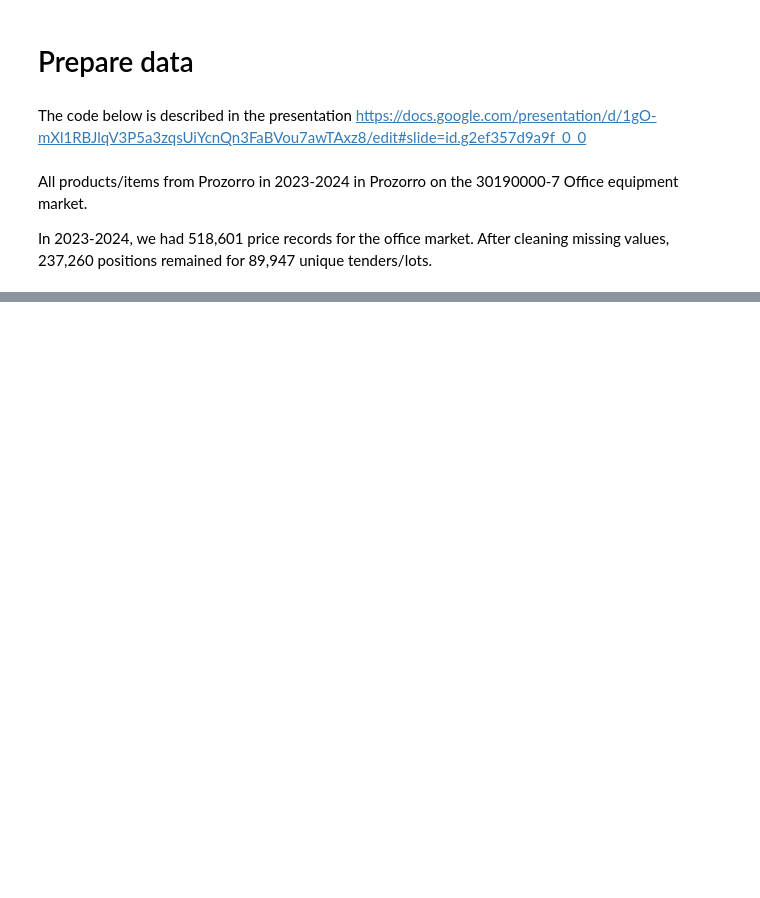
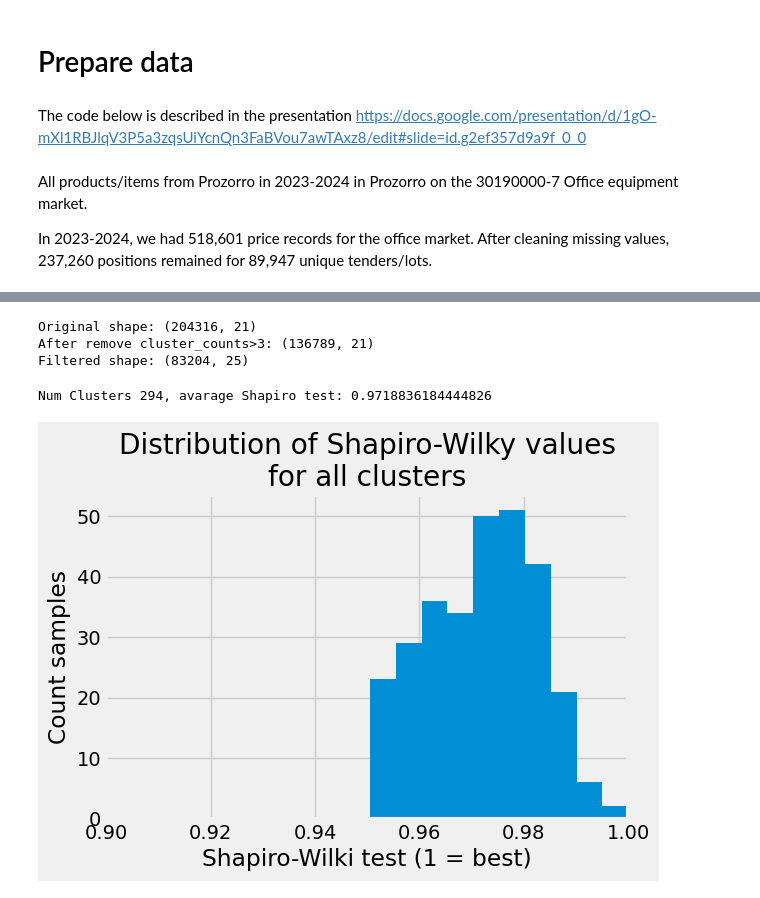
Before and after one commit to KSE-Team/prozorro-scu, a Jupyter notebook: prozorro_scu_clustering.ipynb, the cells around one changed output, grey strips where cells are left out. Drawn from its saved outputs; the diff is of its cells as text; code cells hidden in the pictures; blank space fills up the shorter version.

```diff
--- a/prozorro_scu_clustering.ipynb
+++ b/prozorro_scu_clustering.ipynb
@@ -192,16 +64,0 @@ print(df.shape)
-# %%
-from scipy import stats
-# from sklearn import preprocessing
-
-def calculate_shapiro_and_remove_outlier(df):
-    # less then 95%
-    df['std'] = df.groupby(['Cluster'])['price_vat'].transform(lambda x: x.std())
-    df['shapiro'] = df.groupby(['Cluster'])['price_vat'].transform(lambda x: stats.shapiro(x).statistic)
-    df['price_vat_norm'] = df.groupby(['Cluster'])['price_vat'].transform(lambda x: (x - x.mean()) / x.std())
-    df['price_vat_log'] = df.groupby(['Cluster'])['price_vat'].transform(lambda x: np.log(x))
-    print(df.shape)
-    df = df[df['shapiro']>=.95]
-    print(df.shape)
-    return df
-
-df = calculate_shapiro_and_remove_outlier(df)
@@ -229 +232,56 @@ df[:3]
+# %%
+import numpy as np
+import pandas as pd
+from scipy import stats
+
+def calculate_shapiro_and_remove_bad_clusters(df):
+    """
+    Calculate Shapiro-Wilk test statistic and remove clusters where the test statistic
+    is less than 0.95 (indicating non-normality). Also apply transformations for normalization
+    and logarithmic scaling of the 'price_vat' column.
+    Parameters:
+    - df (DataFrame): The DataFrame containing 'Cluster' and 'price_vat' columns.
+    Returns:
+    - DataFrame: The DataFrame with clusters removed based on Shapiro-Wilk test and
+      with additional columns for normalized and log-transformed 'price_vat'.
+    """
+    print(f"Original shape: {df.shape}")
+    # Count the number of entries per cluster
+    cluster_counts = df.groupby('Cluster')['price_vat'].transform('count')
+    # Filter out clusters with 10 or fewer entries. This is one of the requirements for applying the Shapiro test
+    df = df[cluster_counts > 50]
+    print(f"After remove cluster_counts>3: {df.shape}")
+    # Compute standard deviation and Shapiro-Wilk test statistic for each cluster
+    df['STD'] = df.groupby('Cluster')['price_vat'].transform('std')
+    df['Shapiro'] = df.groupby(['Cluster'])['price_vat'].transform(lambda x: stats.shapiro(x).statistic)
+
+    # Normalize 'price_vat' using z-score within each cluster
+    df['price_vat_norm'] = df.groupby('Cluster')['price_vat'].transform(lambda x: (x - x.mean()) / x.std())
+
+    # Apply logarithmic transformation (handle zero or negative values)
+    df['price_vat_log'] = df.groupby('Cluster')['price_vat'].transform(lambda x: np.log(x))
+
+    # Filter out clusters with Shapiro-Wilk statistic < 0.95
+    df = df[df['Shapiro'] >= 0.95]
+
+    print(f"Filtered shape: {df.shape}")
+
+    return df
+
+# Example usage
+df = calculate_shapiro_and_remove_bad_clusters(df)
+# %% [output]
+Original shape: (204316, 21)
+After remove cluster_counts>3: (136789, 21)
+Filtered shape: (83204, 25)
+# %%
+ax = df.groupby(['Cluster'])['Shapiro'].agg('mean')\
+.plot(figsize=(6,4),kind='hist',bins=10, title='Distribution of Shapiro-Wilky values\nfor all clusters',xlim=[.9,1])
+ax.set_xlabel("Shapiro-Wilki test (1 = best)")
+ax.set_ylabel("Count samples")
+print(f"Num Clusters {df['Cluster'].nunique()}, avarage Shapiro test: {df.groupby(['Cluster'])['Shapiro'].mean().mean()
+}")
+# %% [output]
+Num Clusters 294, avarage Shapiro test: 0.9718836184444826
+[figure, added]
 # %%
```
Also changed, not shown: parts of 25 cells of this notebook.
